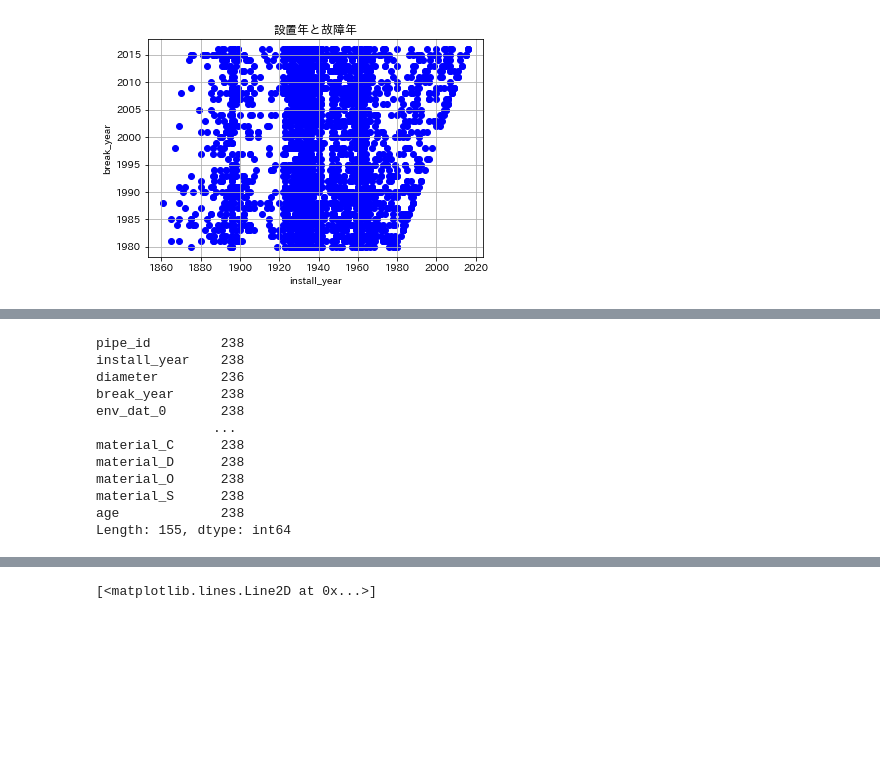
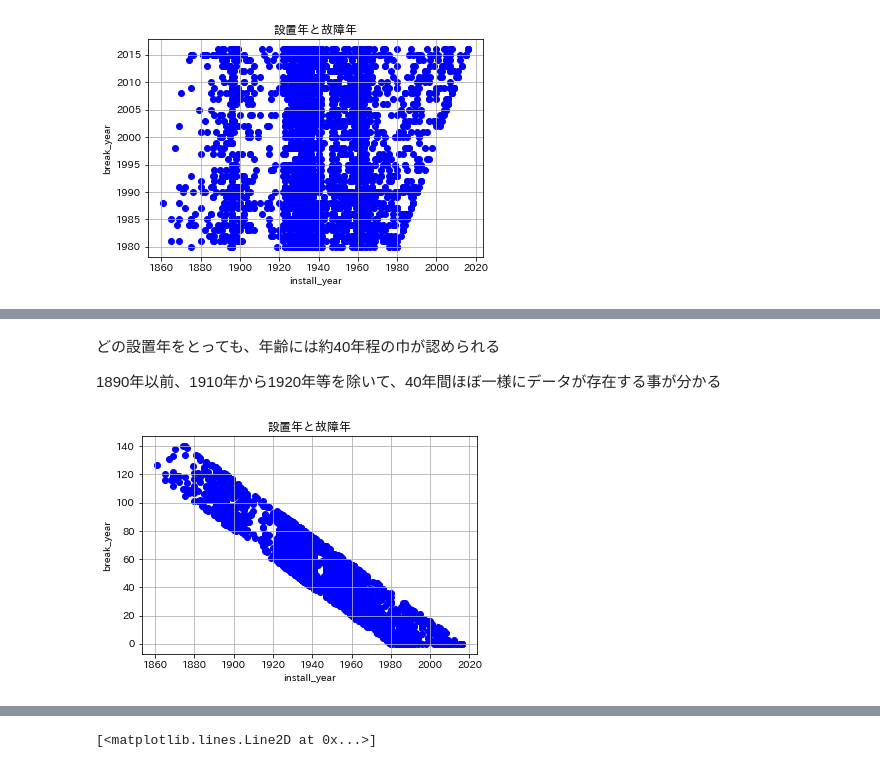
Before and after one commit to ontheroad2022/fracta, a Jupyter notebook: notebooks/100_0_nari_fracta_EDA.ipynb, the cells around one changed output, grey strips where cells are left out. Drawn from its saved outputs; the diff is of its cells as text; code cells hidden in the pictures; blank space fills up the shorter version.

```diff
--- a/notebooks/100_0_nari_fracta_EDA.ipynb
+++ b/notebooks/100_0_nari_fracta_EDA.ipynb
@@ -125,15 +121,0 @@ plt.show()
-# %%
-df_break[df_break['install_year'] > 1980].count()
-# %% [output]
-pipe_id         238
-install_year    238
-diameter        236
-break_year      238
-env_dat_0       238
-               ...
-material_C      238
-material_D      238
-material_O      238
-material_S      238
-age             238
-Length: 155, dtype: int64
@@ -140,3 +131,18 @@ Length: 155, dtype: int64
+# %% [markdown]
+どの設置年をとっても、年齢には約40年程の巾が認められる
+
+1890年以前、1910年から1920年等を除いて、40年間ほぼ一様にデータが存在する事が分かる
+# %%
+plt.scatter(df_break['install_year'], df_break['age'], color = 'blue')
+
+plt.title('設置年と故障年')
+plt.xlabel('install_year')
+plt.ylabel('break_year')
+plt.grid()
+
+plt.show()
+# %% [output]
+[figure, added]
 # %% [markdown]
 パイプの設置年毎にその年齢（故障までの年数）を可視化する
 
```
Also changed, not shown: parts of 17 cells of this notebook.
